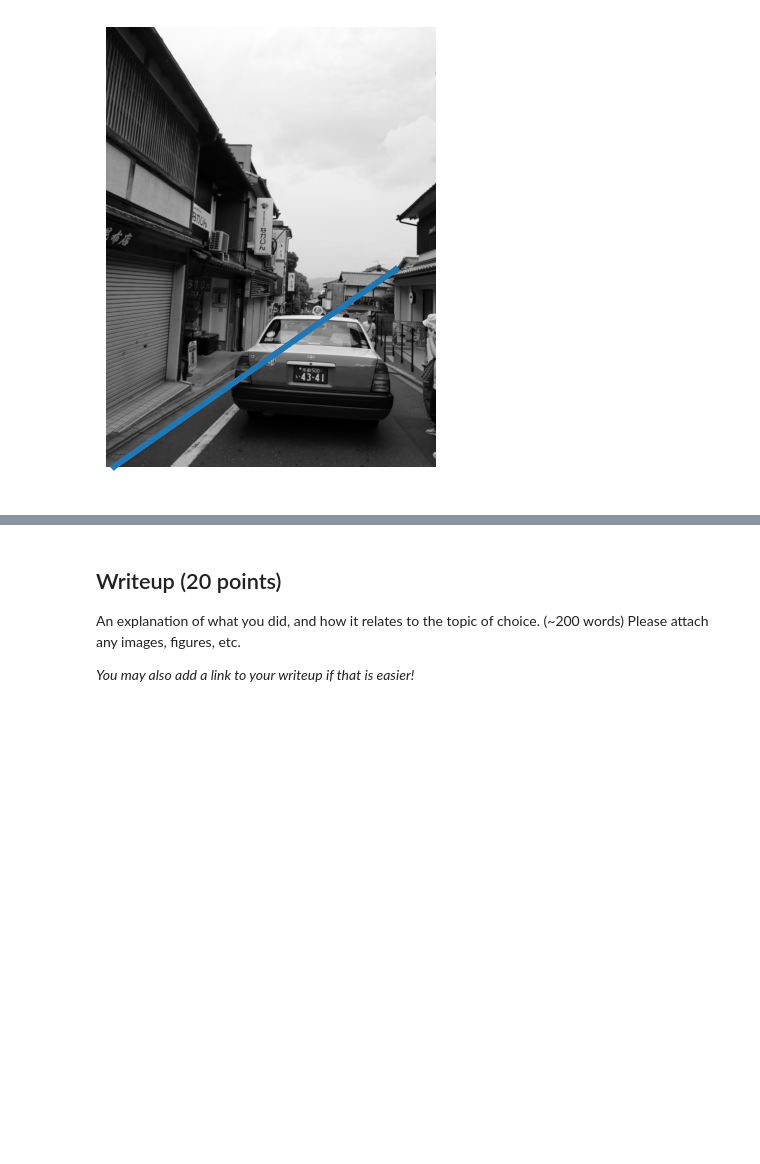
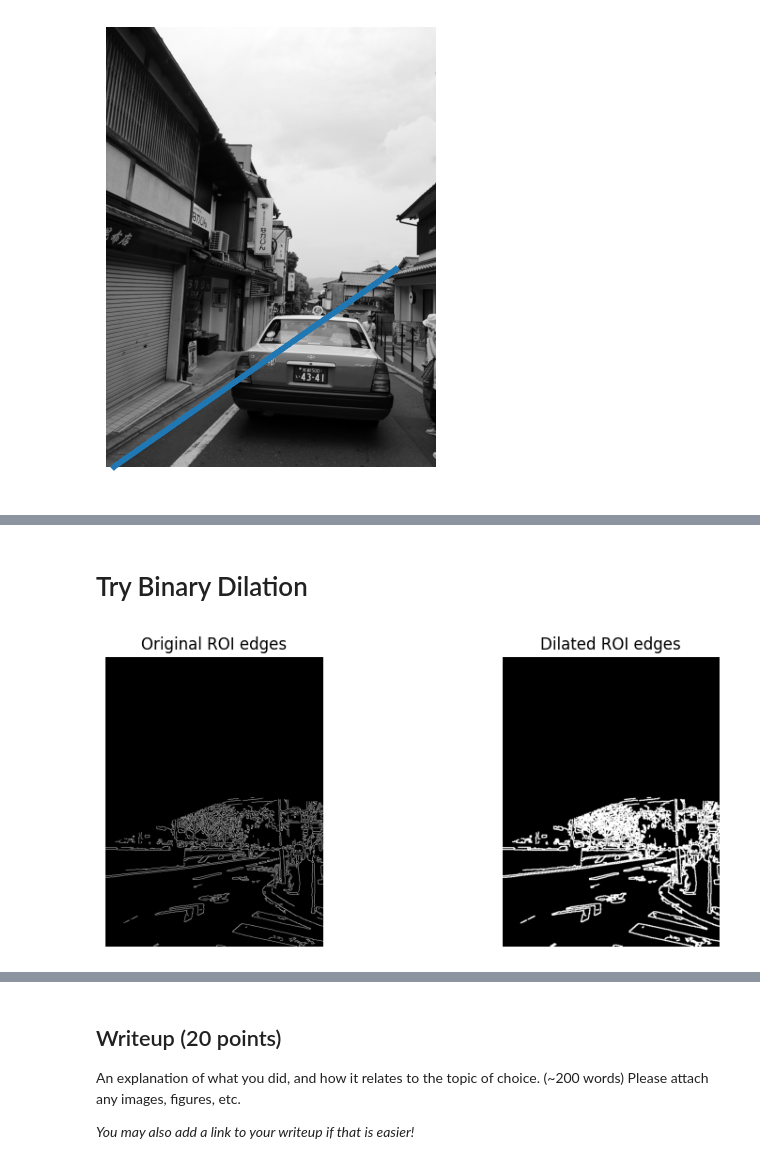
Before and after one commit to miaxiaozl/CS131, a Jupyter notebook: spring_2026/project1_release/option_B/option_b_exploration.ipynb, the cells around one changed output, grey strips where cells are left out. Saved outputs shown, nothing was run; the diff lists cells and outputs as text; code cells hidden in the pictures; blank space fills up the shorter version.

```diff
--- a/spring_2026/project1_release/option_B/option_b_exploration.ipynb
+++ b/spring_2026/project1_release/option_B/option_b_exploration.ipynb
@@ -248,0 +342,46 @@ kyoto_acc, kyoto_rhos, kyoto_thetas, kyoto_left, kyoto_right = apply_hough_lines
+# %% [markdown]
+# Try Binary Dilation
+# %%
+def dilate_binary(img, radius=1, iterations=1):
+    """
+    Simple binary dilation using only NumPy.
+    img: binary image, e.g. roi
+    radius: neighborhood radius. radius=1 means 3x3 window.
+    iterations: number of repeated dilations.
+    """
+    out = img.astype(bool)
+
+    for _ in range(iterations):
+        padded = np.pad(out, radius, mode="constant", constant_values=False)
+        dilated = np.zeros_like(out, dtype=bool)
+
+        for dy in range(-radius, radius + 1):
+            for dx in range(-radius, radius + 1):
+                dilated |= padded[
+                    radius + dy : radius + dy + out.shape[0],
+                    radius + dx : radius + dx + out.shape[1]
+                ]
+
+        out = dilated
+
+    return out
+# %%
+paris_roi_dilated = dilate_binary(paris_roi, radius=1, iterations=1)
+mont_roi_dilated = dilate_binary(mont_roi, radius=1, iterations=1)
+kyoto_roi_dilated = dilate_binary(kyoto_roi, radius=1, iterations=1)
+# %%
+plt.figure(figsize=(10, 4))
+
+plt.subplot(1, 2, 1)
+plt.imshow(paris_roi, cmap="gray")
+plt.title("Original ROI edges")
+plt.axis("off")
+
+plt.subplot(1, 2, 2)
+plt.imshow(paris_roi_dilated, cmap="gray")
+plt.title("Dilated ROI edges")
+plt.axis("off")
+
+plt.show()
+# %% [output]
+[figure, added]
```
Also changed, not shown: parts of 7 cells of this notebook.
